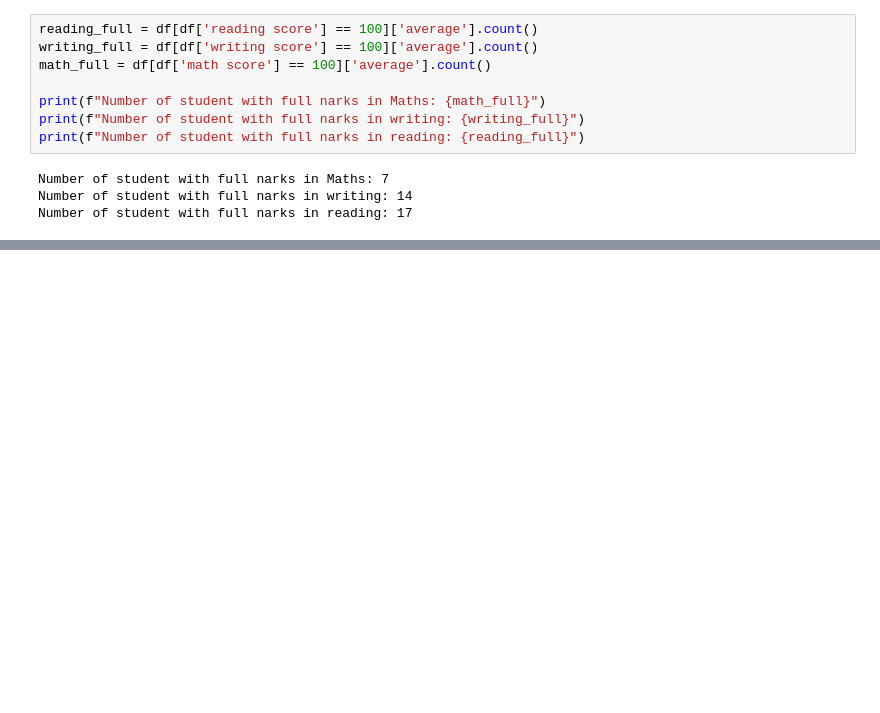
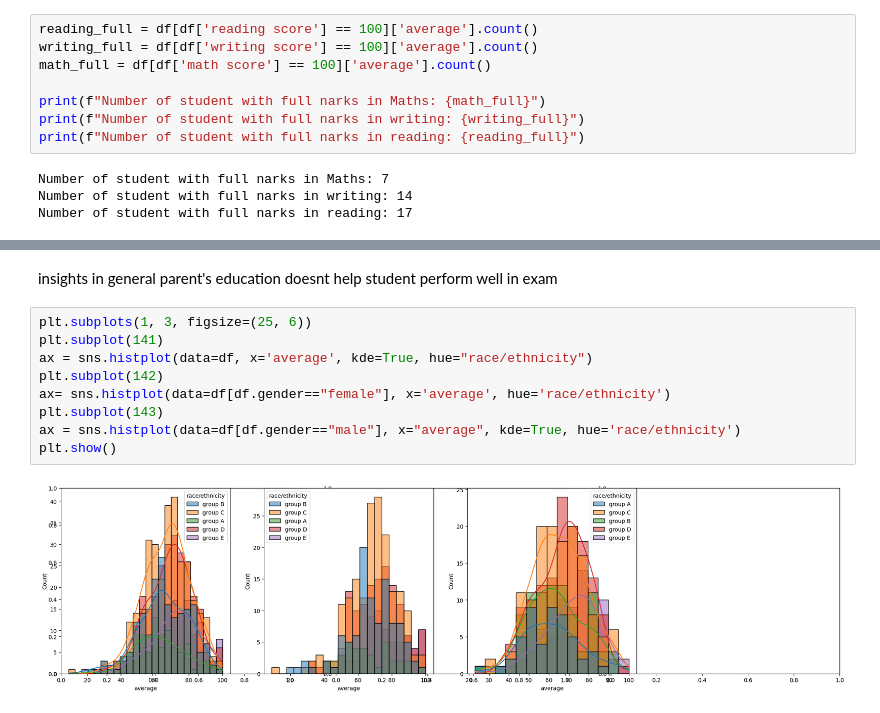
Before and after one commit to christopher-christain/DS-end-to-end, a Jupyter notebook: notebook/eda.ipynb, the cells around one changed output, grey strips where cells are left out. Saved outputs shown, nothing was run; the diff lists cells and outputs as text; blank space fills up the shorter version.

```diff
--- a/notebook/eda.ipynb
+++ b/notebook/eda.ipynb
@@ -226,0 +277,14 @@ Number of student with full narks in reading: 17
+# %% [markdown]
+insights
+in general parent's education doesnt help student perform well in exam
+# %%
+plt.subplots(1, 3, figsize=(25, 6))
+plt.subplot(141)
+ax = sns.histplot(data=df, x='average', kde=True, hue="race/ethnicity")
+plt.subplot(142)
+ax= sns.histplot(data=df[df.gender=="female"], x='average', hue='race/ethnicity')
+plt.subplot(143)
+ax = sns.histplot(data=df[df.gender=="male"], x="average", kde=True, hue='race/ethnicity')
+plt.show()
+# %% [output]
+[figure, added]
```
Also changed, not shown: parts of 10 cells of this notebook, 1 other file.
